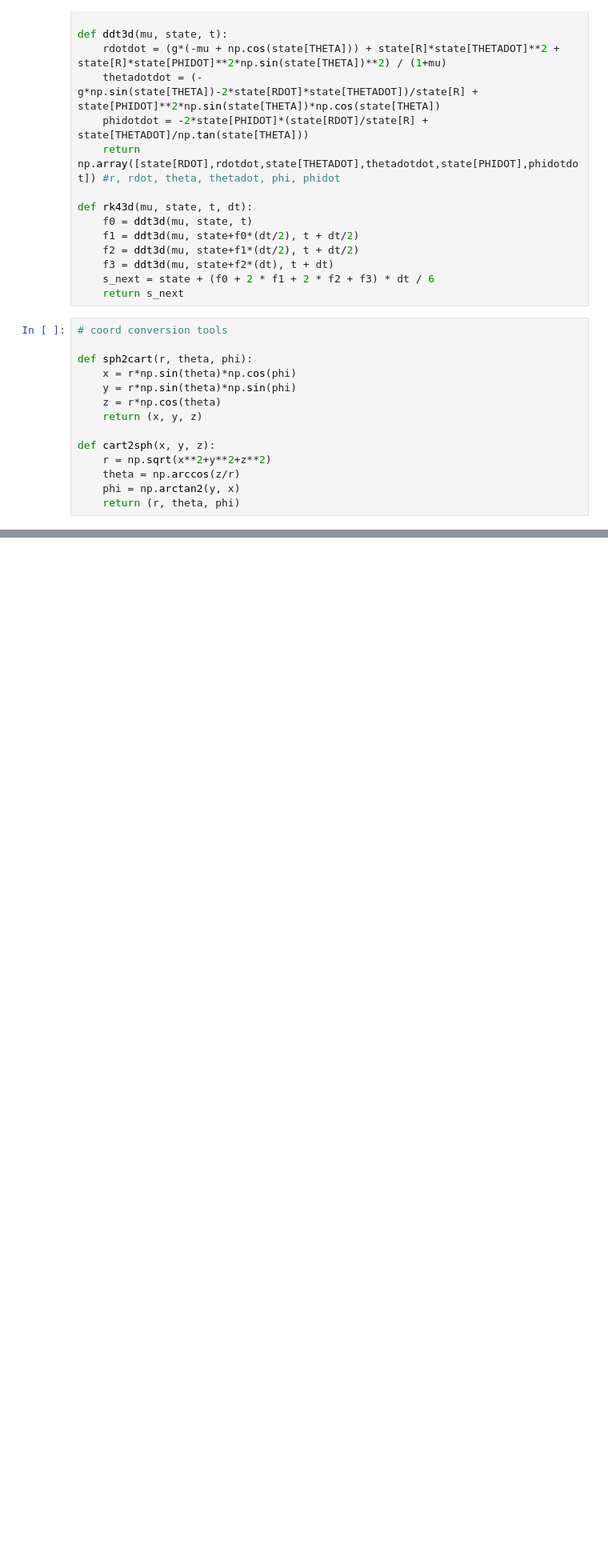
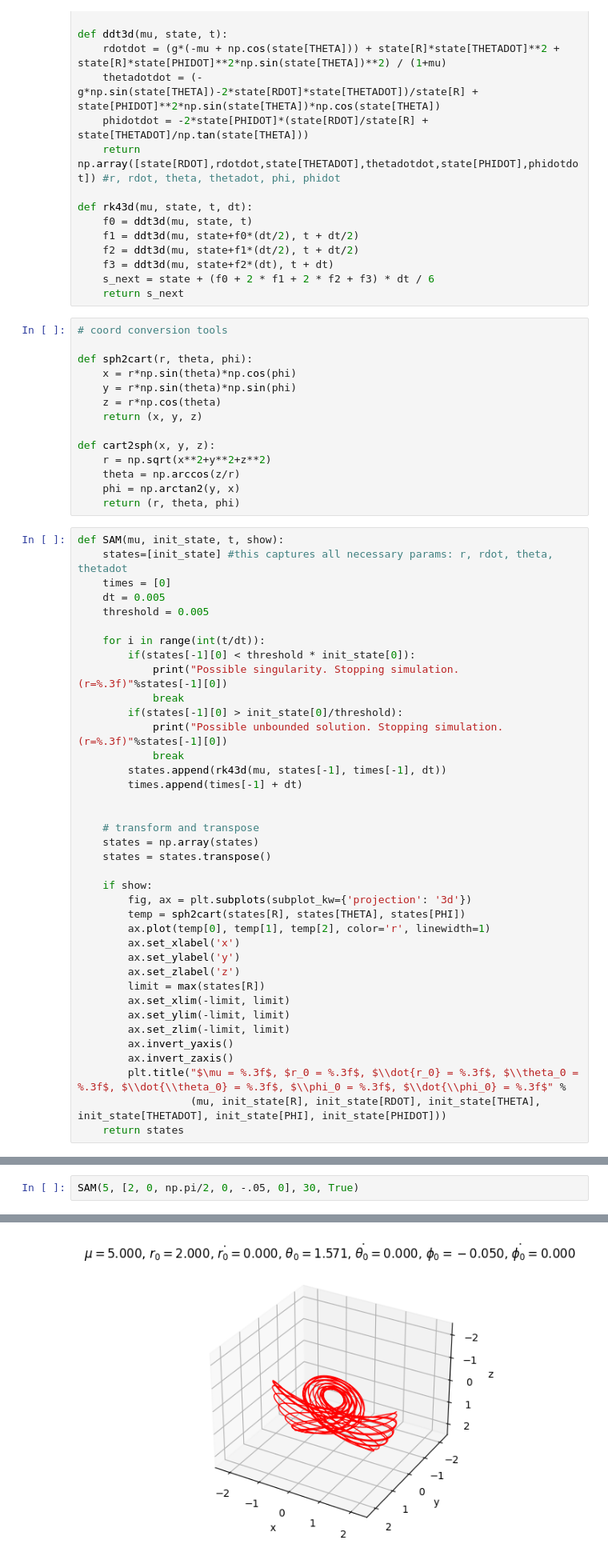
Before and after one commit to pgot/swingingatwood, a Jupyter notebook: main.ipynb, the cells around one changed output, grey strips where cells are left out. Shown at 80% size. Cells and saved outputs as stored; diff of their text form; blank space fills up the shorter version.

```diff
--- a/main.ipynb
+++ b/main.ipynb
@@ -237,3 +237,41 @@ def cart2sph(x, y, z):
     theta = np.arccos(z/r)
     phi = np.arctan2(y, x)
     return (r, theta, phi)
+# %%
+def SAM(mu, init_state, t, show):
+    states=[init_state] #this captures all necessary params: r, rdot, theta, thetadot
+    times = [0]
+    dt = 0.005
+    threshold = 0.005
+
+    for i in range(int(t/dt)):
+        if(states[-1][0] < threshold * init_state[0]):
+            print("Possible singularity. Stopping simulation. (r=%.3f)"%states[-1][0])
+            break
+        if(states[-1][0] > init_state[0]/threshold):
+            print("Possible unbounded solution. Stopping simulation. (r=%.3f)"%states[-1][0])
+            break
+        states.append(rk43d(mu, states[-1], times[-1], dt))
+        times.append(times[-1] + dt)
+
+
+    # transform and transpose
+    states = np.array(states)
+    states = states.transpose()
+
+    if show:
+        fig, ax = plt.subplots(subplot_kw={'projection': '3d'})
+        temp = sph2cart(states[R], states[THETA], states[PHI])
+        ax.plot(temp[0], temp[1], temp[2], color='r', linewidth=1)
+        ax.set_xlabel('x')
+        ax.set_ylabel('y')
+        ax.set_zlabel('z')
+        limit = max(states[R])
+        ax.set_xlim(-limit, limit)
+        ax.set_ylim(-limit, limit)
+        ax.set_zlim(-limit, limit)
+        ax.invert_yaxis()
+        ax.invert_zaxis()
+        plt.title("$\mu = %.3f$, $r_0 = %.3f$, $\\dot{r_0} = %.3f$, $\\theta_0 = %.3f$, $\\dot{\\theta_0} = %.3f$, $\\phi_0 = %.3f$, $\\dot{\\phi_0} = %.3f$" %
+                  (mu, init_state[R], init_state[RDOT], init_state[THETA], init_state[THETADOT], init_state[PHI], init_state[PHIDOT]))
+    return states
@@ -239,0 +280,3 @@ def cart2sph(x, y, z):
+# %%
+SAM(5, [2, 0, np.pi/2, 0, -.05, 0], 30, True)
+# %% [output]
@@ -239,0 +295 @@ def cart2sph(x, y, z):
+[figure, added]
```
Also changed, not shown: parts of 2 cells of this notebook.
